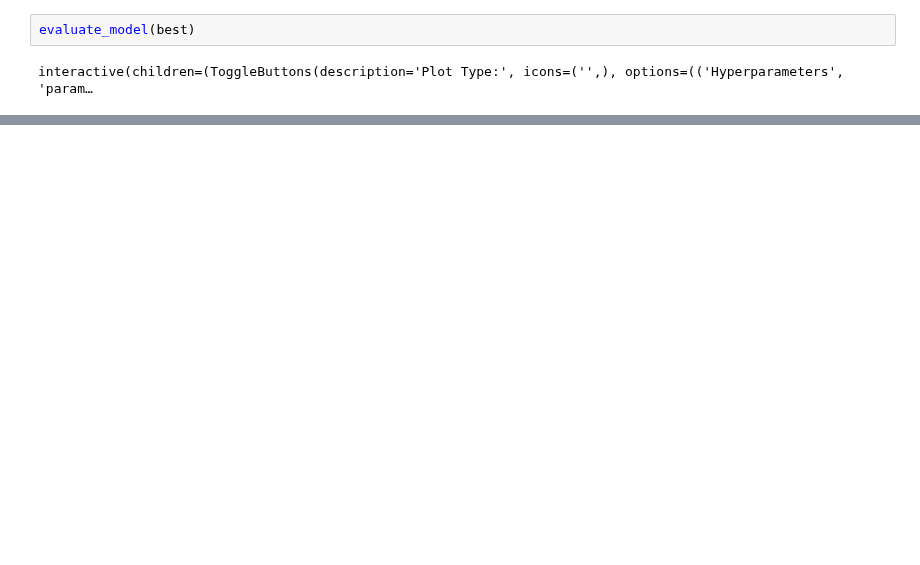
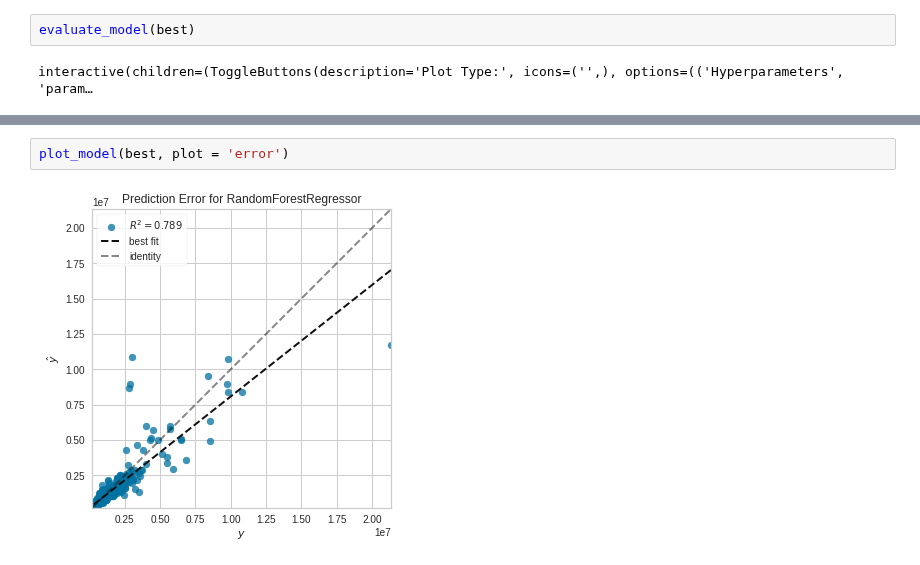
Before and after one commit to CarJung/Uni, a Jupyter notebook: Warsaw_flats/Pycaret auto ML.ipynb, the cells around one changed output, grey strips where cells are left out. Drawn from its saved outputs; the diff is of its cells as text; blank space fills up the shorter version.

```diff
--- a/Warsaw_flats/Pycaret auto ML.ipynb
+++ b/Warsaw_flats/Pycaret auto ML.ipynb
@@ -48,0 +89,4 @@ interactive(children=(ToggleButtons(description='Plot Type:', icons=('',), optio
+# %%
+plot_model(best, plot = 'error')
+# %% [output]
+[figure, added]
```
Also changed, not shown: parts of 18 cells of this notebook, 3 other files.
